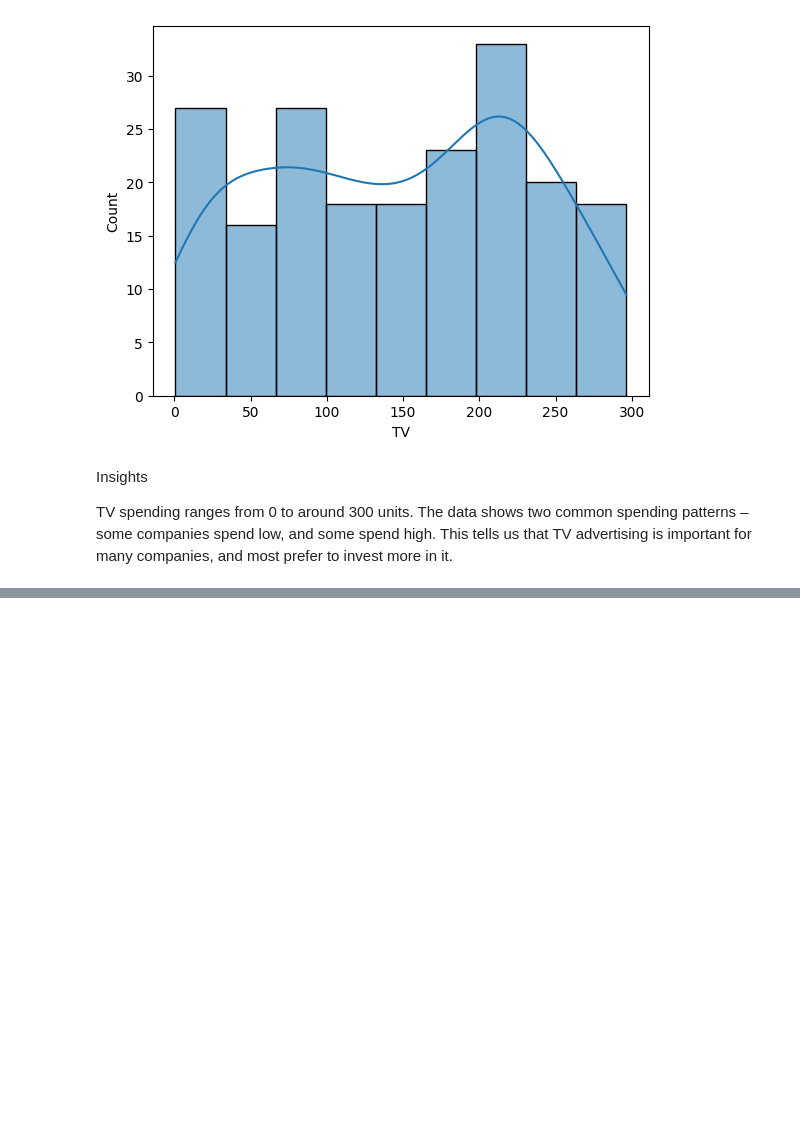
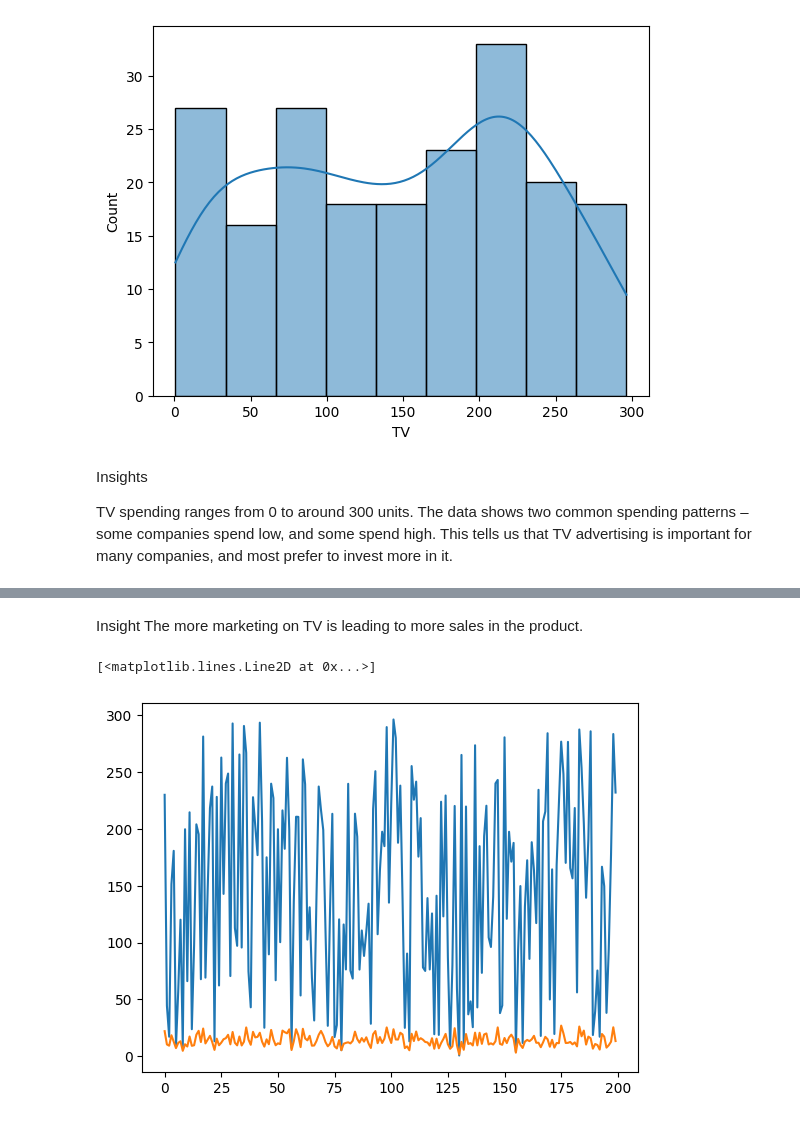
Before and after one commit to Aditya190704/Supervised_Learning_Practice, a Jupyter notebook: Ad_Spend_Sales/Ad_Spend_Sales.ipynb, the cells around one changed output, grey strips where cells are left out. Cells and saved outputs as stored; diff of their text form; code cells hidden in the pictures; blank space fills up the shorter version.

```diff
--- a/Ad_Spend_Sales/Ad_Spend_Sales.ipynb
+++ b/Ad_Spend_Sales/Ad_Spend_Sales.ipynb
@@ -113,0 +153,9 @@ This tells us that TV advertising is important for many companies, and most pref
+# %% [markdown]
+Insight
+The more marketing on TV is leading to more sales in the product.
+# %%
+plt.plot(data.TV)
+plt.plot(data.Sales)
+# %% [output]
+[<matplotlib.lines.Line2D at 0x...>]
+[figure, added]
```
Also changed, not shown: parts of 14 cells of this notebook.
